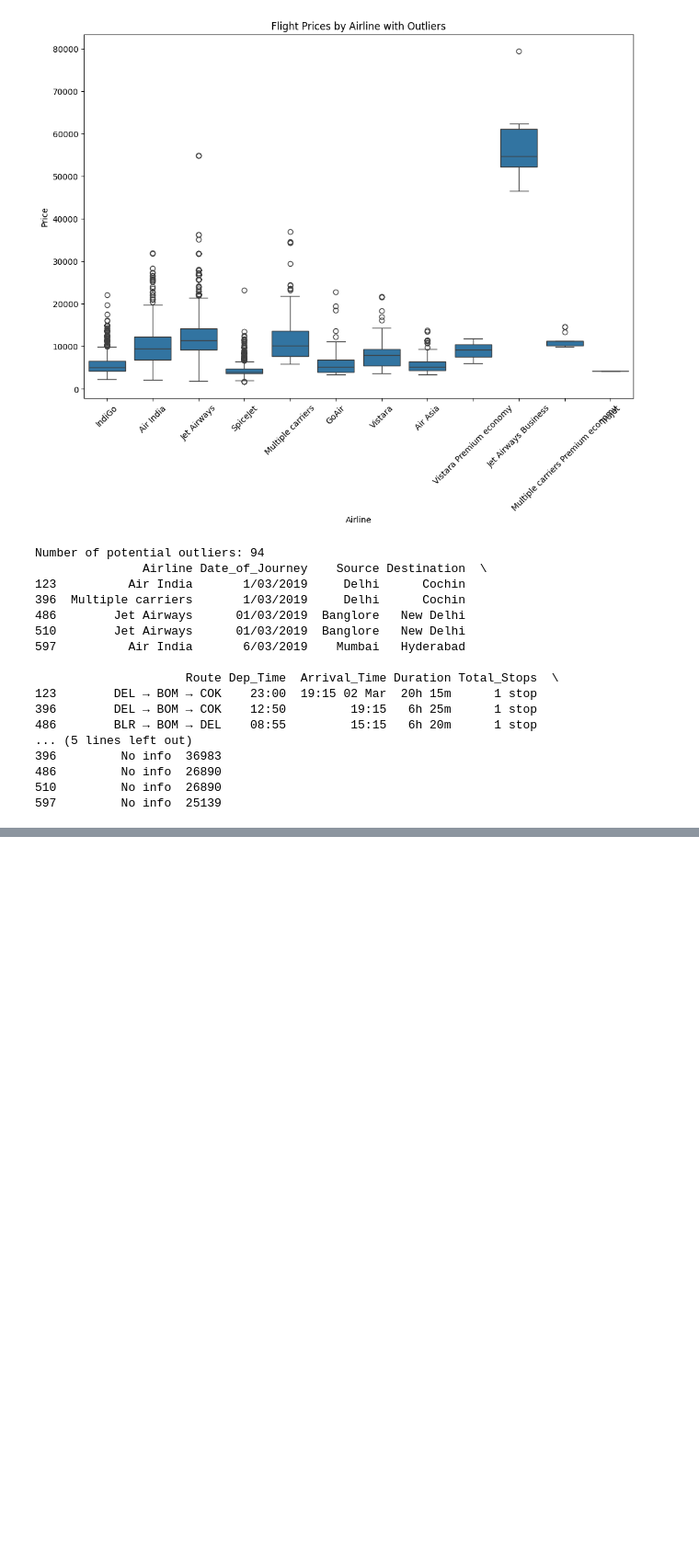
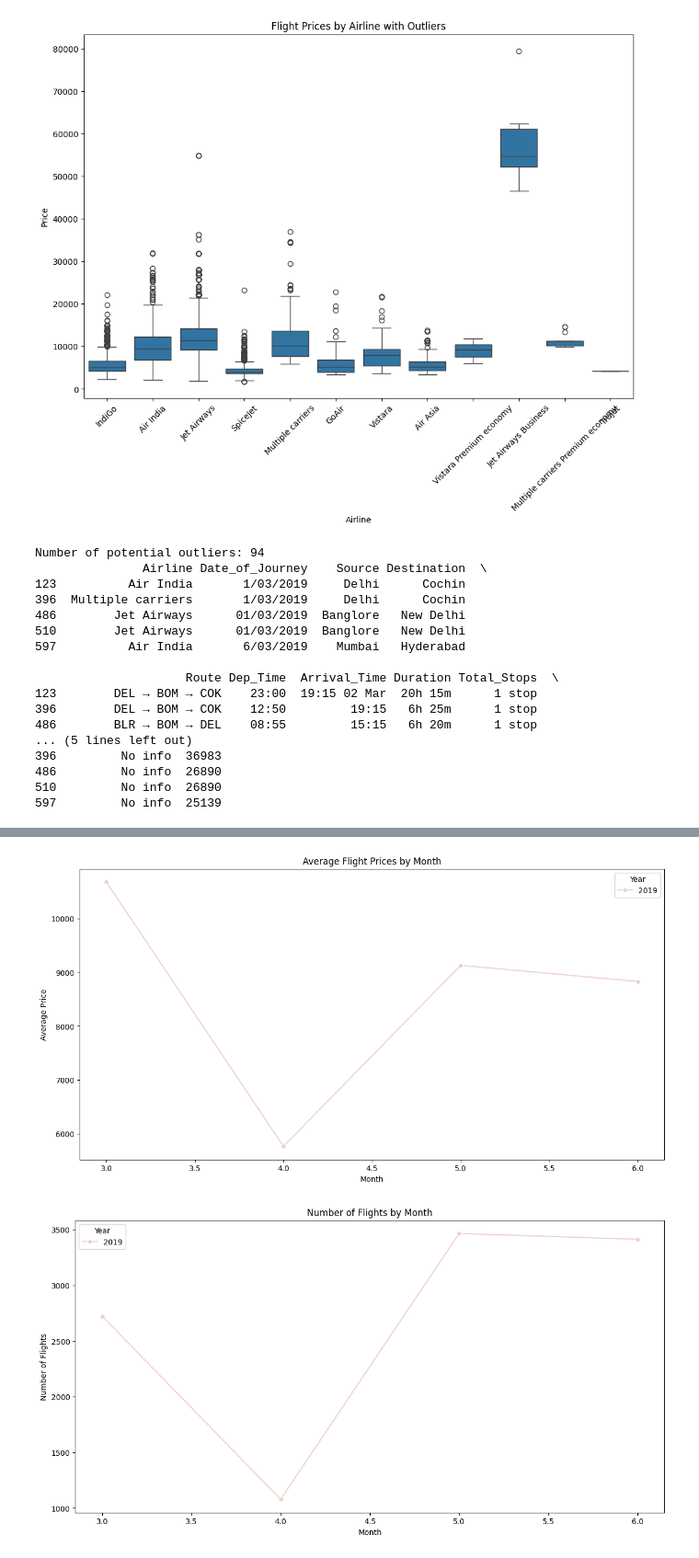
Before and after one commit to kaumil-mg/pyassign, a Jupyter notebook: 25th-March.ipynb, the cells around one changed output, grey strips where cells are left out. Shown at 92% size. Drawn from its saved outputs; the diff is of its cells as text; code cells hidden in the pictures; blank space fills up the shorter version.

```diff
--- a/25th-March.ipynb
+++ b/25th-March.ipynb
@@ -112,0 +131,35 @@ Number of potential outliers: 94
+# %%
+# Convert Date_of_Journey to datetime
+df['Date_of_Journey'] = pd.to_datetime(df['Date_of_Journey'], format='%d/%m/%Y')
+
+# Extract month and year
+df['Month'] = df['Date_of_Journey'].dt.month
+df['Year'] = df['Date_of_Journey'].dt.year
+
+# Calculate average price per month
+avg_price_per_month = df.groupby(['Year', 'Month'])['Price'].mean().reset_index()
+
+# Count number of flights per month
+flights_per_month = df.groupby(['Year', 'Month'])['Price'].count().reset_index()
+flights_per_month.columns = ['Year', 'Month', 'Flight_Count']
+
+# Merge the two dataframes for analysis
+seasonal_data = pd.merge(avg_price_per_month, flights_per_month, on=['Year', 'Month'])
+
+# Plotting the results
+plt.figure(figsize=(14, 7))
+sns.lineplot(data=seasonal_data, x='Month', y='Price', hue='Year', marker='o')
+plt.title('Average Flight Prices by Month')
+plt.xlabel('Month')
+plt.ylabel('Average Price')
+plt.show()
+
+plt.figure(figsize=(14, 7))
+sns.lineplot(data=seasonal_data, x='Month', y='Flight_Count', hue='Year', marker='o')
+plt.title('Number of Flights by Month')
+plt.xlabel('Month')
+plt.ylabel('Number of Flights')
+plt.show()
+# %% [output]
+[figure, added]
+[figure, added]
```
Also changed, not shown: parts of 15 cells of this notebook.
